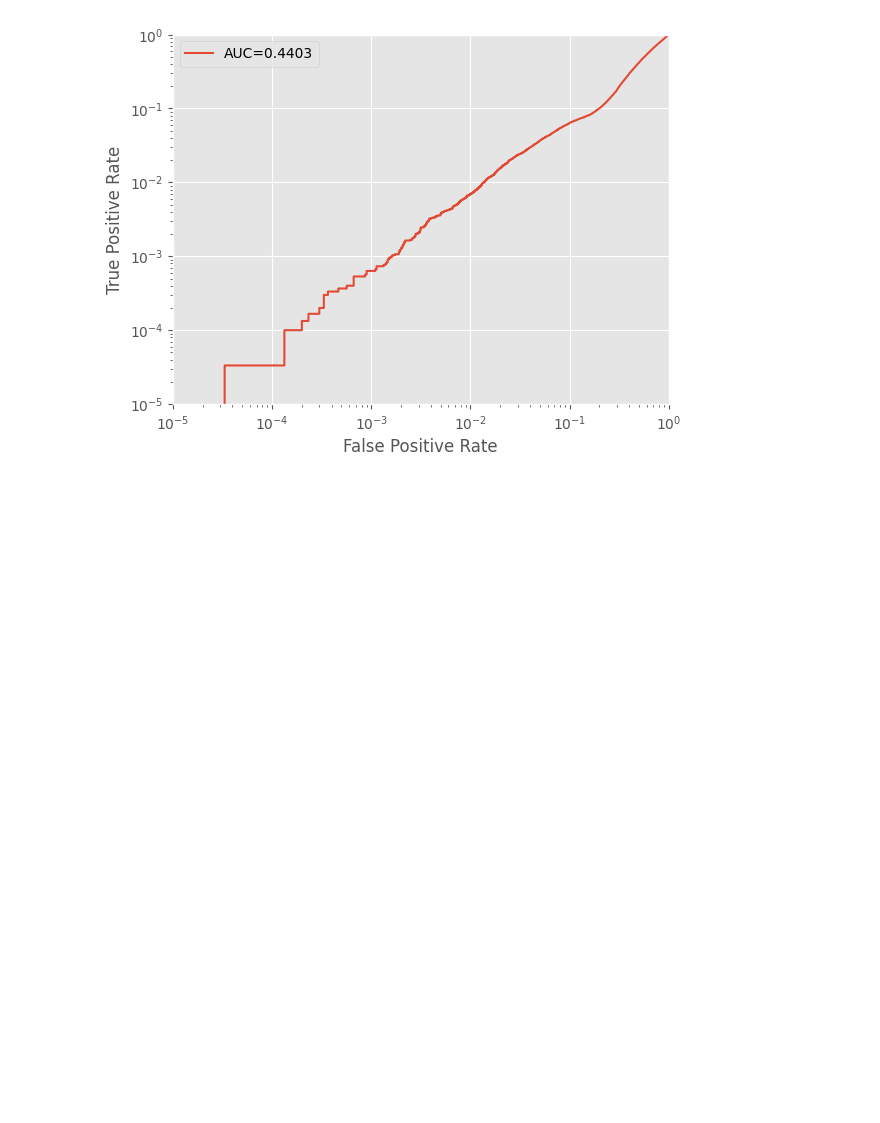
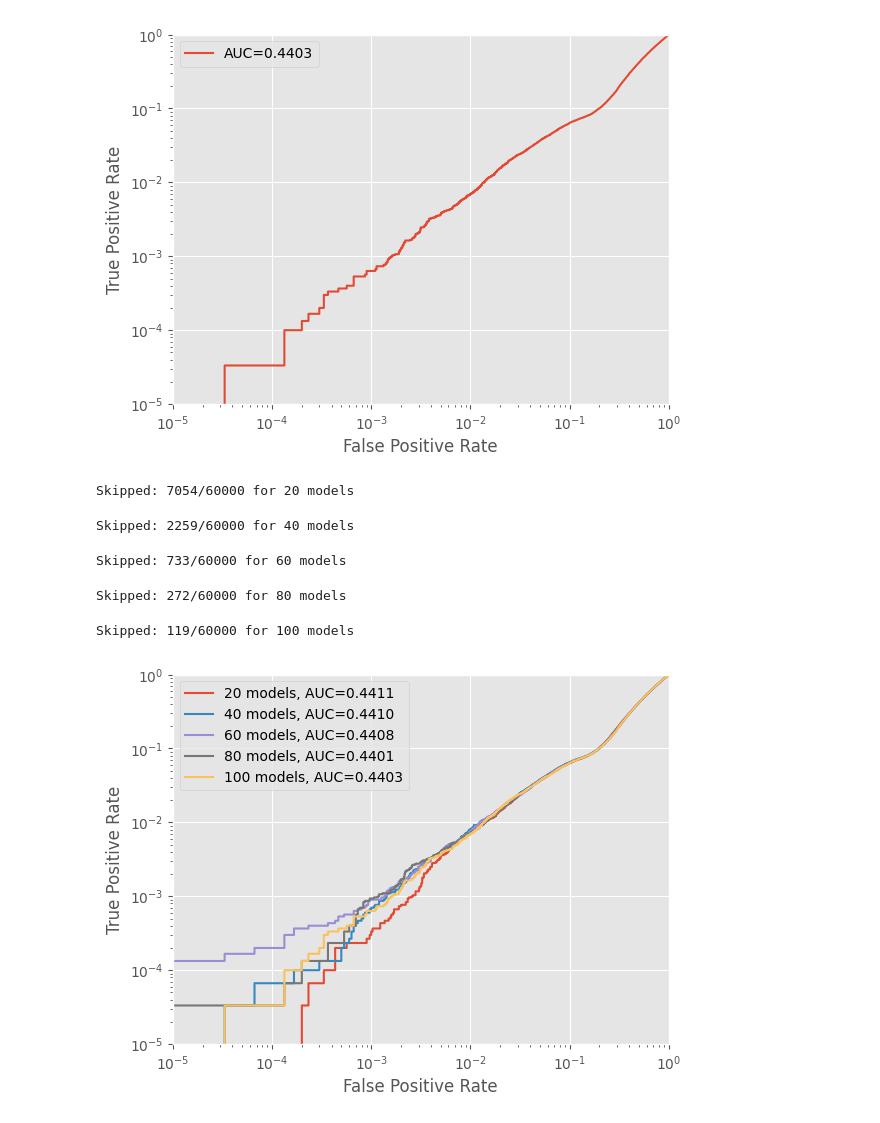
Before and after one commit to hubert-groen/ZZSN_KnowledgeDistillation, a Jupyter notebook: MIA-MLP.ipynb, the cells around one changed output. Drawn from its saved outputs; the diff is of its cells as text; code cells hidden in the pictures; blank space fills up the shorter version.

Commit message:
MIA new plot 20-100

```diff
--- a/MIA-MLP.ipynb
+++ b/MIA-MLP.ipynb
@@ -124,3 +124,71 @@ plt.legend()
 plt.show()
 # %% [output]
 [figure]
+# %%
+from sklearn import metrics
+plt.style.use("ggplot")
+
+for num_models in [20, 40, 60, 80, 100]:
+    member_indicators = []
+    member_scores = []
+    skipped = 0
+
+    for train_idx in tqdm.tqdm(range(0, 60000)):
+        idx_in_train_dataset = np.any(student_train_indices[:num_models] == train_idx, axis=1)
+
+        # get IN models logits
+        in_logits = student_logits[:num_models][idx_in_train_dataset][:, train_idx]
+
+        # get OUT models logits
+        out_logits = student_logits[:num_models][~idx_in_train_dataset][:, train_idx]
+
+        # get teacher model logit
+        teacher_logit = teacher_logits[train_idx]
+
+        if len(in_logits)/num_models > 0.65 or len(out_logits)/num_models > 0.65:
+            #print(f"Unbalanced data for idx {train_idx}. Skipping ...")
+            skipped += 1
+
+        # Calibrate normal dist for IN
+        s_in = np.std(in_logits)
+        m_in = np.mean(in_logits)
+
+        # Calibrate normal dist for OUT
+        s_out = np.std(out_logits)
+        m_out = np.mean(out_logits)
+
+        # Ensure s_in and s_out are not zero to avoid division by zero
+        if s_in == 0:
+            s_in = 1e-10
+        if s_out == 0:
+            s_out = 1e-10
+
+        # Set is_member indicator for sample
+        if train_idx in teacher_train_indices:
+            member_indicators.append(1)
+        else:
+            member_indicators.append(0)
+
+        # Calculate is_member score for sample
+        score = scipy.stats.norm.pdf(teacher_logit, m_in, s_in) / (scipy.stats.norm.pdf(teacher_logit, m_out, s_out) + 1e-40)
+        member_scores.append(score)
+
+    print(f"Skipped: {skipped}/60000 for {num_models} models")
+
+    fpr, tpr, _ = metrics.roc_curve(member_indicators,  member_scores)
+    auc = metrics.roc_auc_score(member_indicators,  member_scores)
+    plt.loglog(fpr, tpr, label=f'{num_models} models, AUC={auc:.4f}')
+
+plt.xlim(10**-5,  1)
+plt.ylim(10**-5,  1)
+plt.xlabel("False Positive Rate")
+plt.ylabel("True Positive Rate")
+plt.legend()
+plt.show()
+# %% [output]
+Skipped: 7054/60000 for 20 models
+Skipped: 2259/60000 for 40 models
+Skipped: 733/60000 for 60 models
+Skipped: 272/60000 for 80 models
+Skipped: 119/60000 for 100 models
+[figure, added]
```
Also changed, not shown: parts of 1 cell of this notebook.
